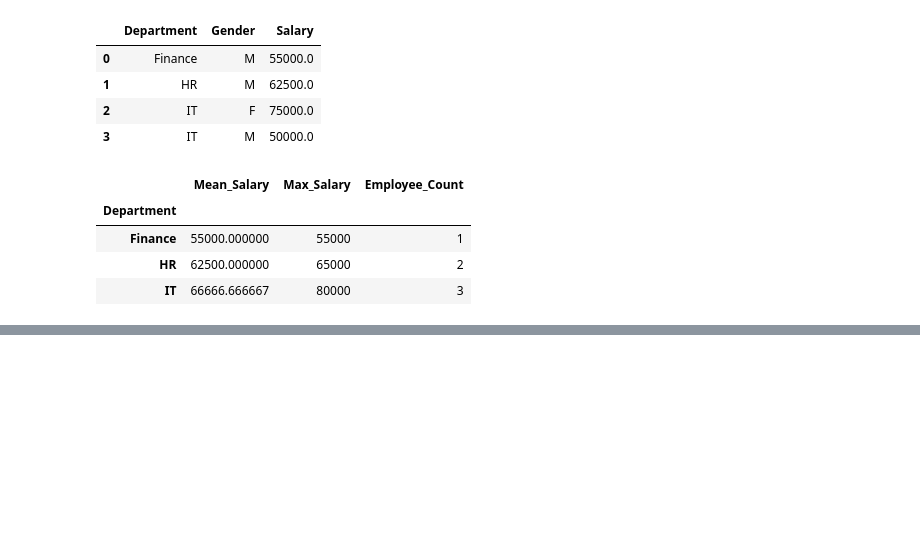
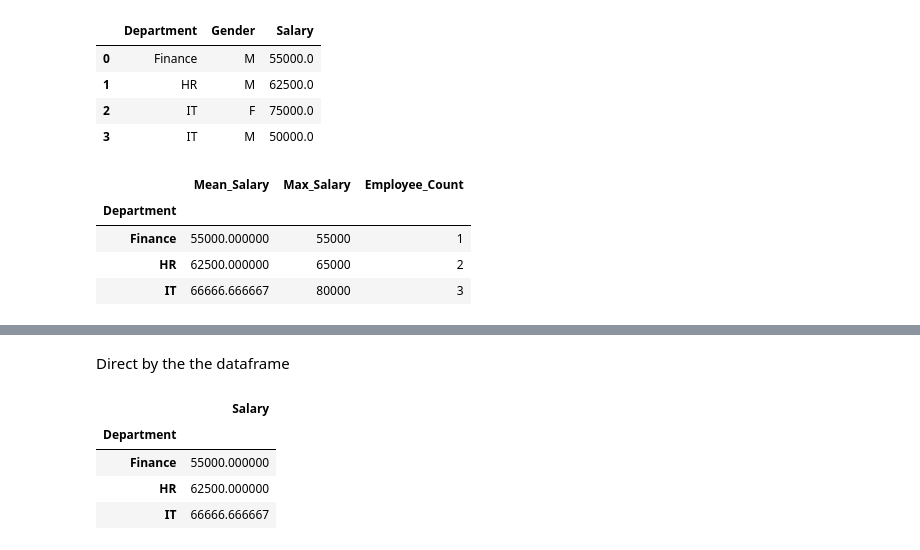
Before and after one commit to darshanshenoy06/Python_analyst, a Jupyter notebook: modules/Dummy.ipynb, the cells around one changed output, grey strips where cells are left out. Saved outputs shown, nothing was run; the diff lists cells and outputs as text; code cells hidden in the pictures; blank space fills up the shorter version.

```diff
--- a/modules/Dummy.ipynb
+++ b/modules/Dummy.ipynb
@@ -430,0 +455,14 @@ gb.groupby("Department").agg(
+# %% [markdown]
+Direct by the the dataframe
+# %%
+gb.pivot_table(
+    index="Department",
+    values="Salary",
+    aggfunc="mean"
+)
+# %% [output]
+|  | Salary |
+| Department |  |
+| Finance | 55000.000000 |
+| HR | 62500.000000 |
+| IT | 66666.666667 |
```
Also changed, not shown: parts of 11 cells of this notebook.
